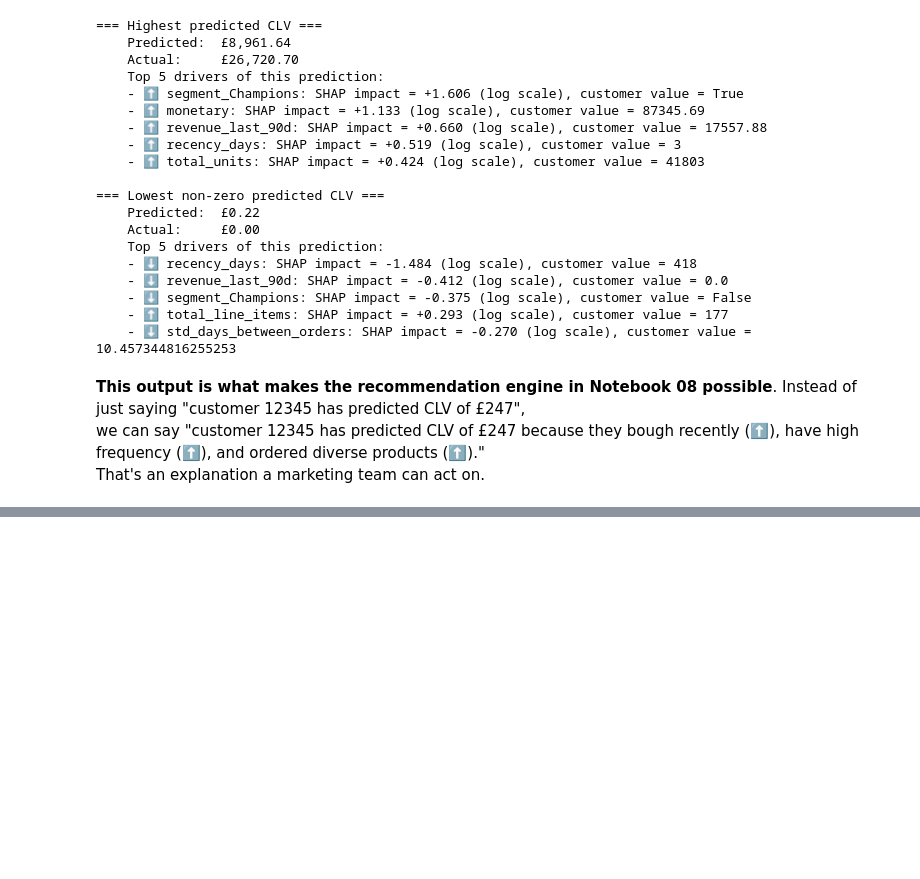
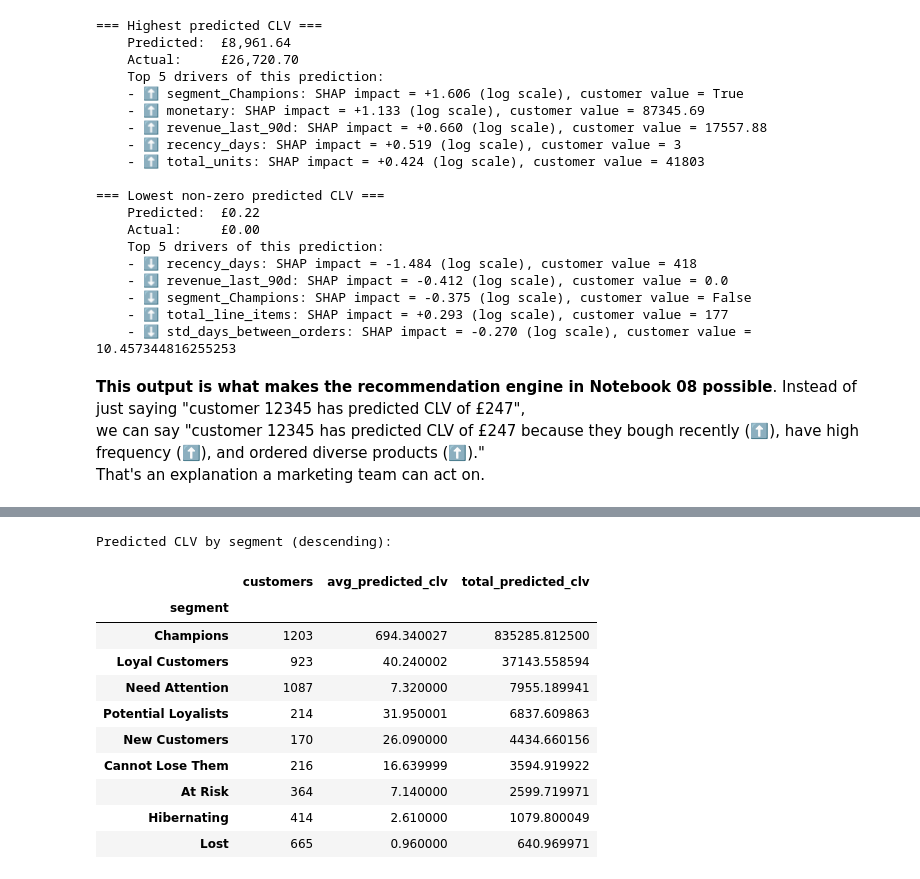
Before and after one commit to JomarHAN/ML-UCI-Online-Retail-II, a Jupyter notebook: notebooks/05_clv_prediction.ipynb, the cells around one changed output, grey strips where cells are left out. Drawn from its saved outputs; the diff is of its cells as text; code cells hidden in the pictures; blank space fills up the shorter version.

```diff
--- a/notebooks/05_clv_prediction.ipynb
+++ b/notebooks/05_clv_prediction.ipynb
@@ -437,0 +442,34 @@ That's an explanation a marketing team can act on.
+# %%
+y_all_pred_log = model.predict(X)
+y_all_pred = np.clip(np.expm1(y_all_pred_log), 0, None)
+
+predictions = pd.DataFrame({
+    'CustomerID': df['CustomerID'].values,
+    'segment': df['segment'].values,
+    'monetary': df['monetary'].values,
+    'predicted_clv_90d': y_all_pred,
+    'actual_revenue_90d': y.values,
+})
+predictions = predictions.sort_values('predicted_clv_90d', ascending=False).reset_index(drop=True)
+predictions['clv_rank'] = predictions.index + 1
+predictions['clv_decile'] = pd.qcut(predictions['predicted_clv_90d'].rank(method='first'), 10, labels=list(range(10, 0, -1))).astype(int)
+
+print('Predicted CLV by segment (descending):')
+predictions.groupby('segment').agg(
+    customers=('CustomerID', 'count'),
+    avg_predicted_clv=('predicted_clv_90d', 'mean'),
+    total_predicted_clv=('predicted_clv_90d', 'sum')
+).sort_values('total_predicted_clv', ascending=False).round(2)
+# %% [output]
+Predicted CLV by segment (descending):
+|  | customers | avg_predicted_clv | total_predicted_clv |
+| segment |  |  |  |
+| Champions | 1203 | 694.340027 | 835285.812500 |
+| Loyal Customers | 923 | 40.240002 | 37143.558594 |
+| Need Attention | 1087 | 7.320000 | 7955.189941 |
+| Potential Loyalists | 214 | 31.950001 | 6837.609863 |
+| New Customers | 170 | 26.090000 | 4434.660156 |
+| Cannot Lose Them | 216 | 16.639999 | 3594.919922 |
+| At Risk | 364 | 7.140000 | 2599.719971 |
+| Hibernating | 414 | 2.610000 | 1079.800049 |
+| Lost | 665 | 0.960000 | 640.969971 |
```
Also changed, not shown: parts of 2 cells of this notebook.
